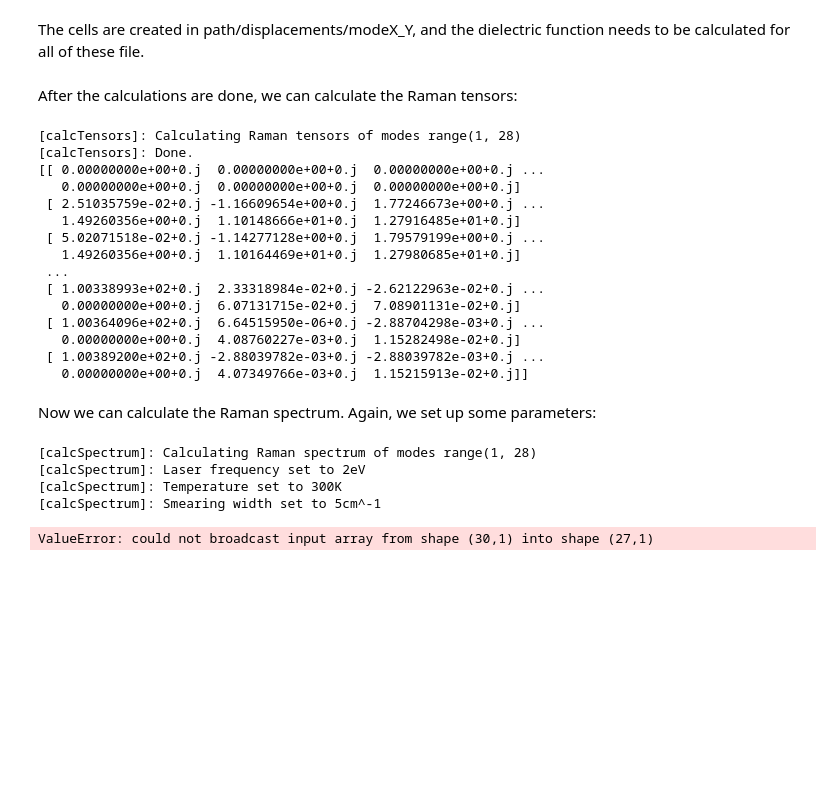
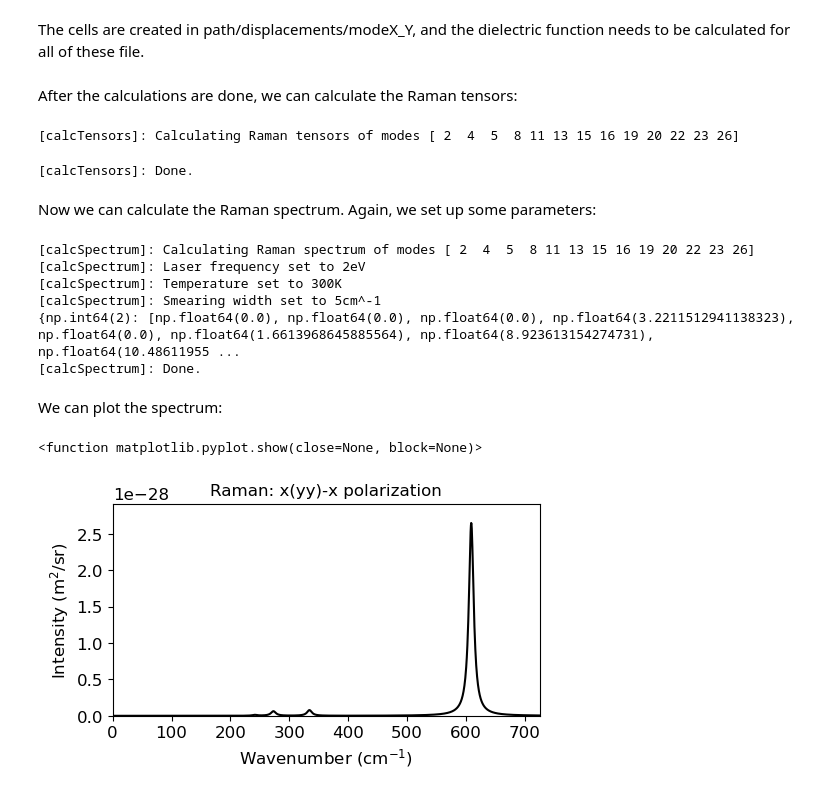
Before and after one commit to FelixBernhardt/vibSpectro-toolkit, a Jupyter notebook: test_API.ipynb, the cells around one changed output. Saved outputs shown, nothing was run; the diff lists cells and outputs as text; code cells hidden in the pictures; blank space fills up the shorter version.

```diff
--- a/test_API.ipynb
+++ b/test_API.ipynb
@@ -190,24 +189,10 @@ ln: failed to create symbolic link 'INCAR': File exists
 The cells are created in path/displacements/modeX_Y, and the dielectric function needs to be calculated for all of these file.<br><br>
 After the calculations are done, we can calculate the Raman tensors:
 # %%
-test.modelist = range(1,28)
 test.tensors()
 # %% [output]
-[calcTensors]: Calculating Raman tensors of modes range(1, 28)
-[calcTensors]: Done.
-[[ 0.00000000e+00+0.j  0.00000000e+00+0.j  0.00000000e+00+0.j ...
-   0.00000000e+00+0.j  0.00000000e+00+0.j  0.00000000e+00+0.j]
- [ 2.51035759e-02+0.j -1.16609654e+00+0.j  1.77246673e+00+0.j ...
-   1.49260356e+00+0.j  1.10148666e+01+0.j  1.27916485e+01+0.j]
- [ 5.02071518e-02+0.j -1.14277128e+00+0.j  1.79579199e+00+0.j ...
-   1.49260356e+00+0.j  1.10164469e+01+0.j  1.27980685e+01+0.j]
- ...
- [ 1.00338993e+02+0.j  2.33318984e-02+0.j -2.62122963e-02+0.j ...
-   0.00000000e+00+0.j  6.07131715e-02+0.j  7.08901131e-02+0.j]
- [ 1.00364096e+02+0.j  6.64515950e-06+0.j -2.88704298e-03+0.j ...
-   0.00000000e+00+0.j  4.08760227e-03+0.j  1.15282498e-02+0.j]
- [ 1.00389200e+02+0.j -2.88039782e-03+0.j -2.88039782e-03+0.j ...
-   0.00000000e+00+0.j  4.07349766e-03+0.j  1.15215913e-02+0.j]]
+[calcTensors]: Calculating Raman tensors of modes [ 2  4  5  8 11 13 15 16 19 20 22 23 26]
+[calcTensors]: Done.
 # %% [markdown]
 Now we can calculate the Raman spectrum. Again, we set up some parameters:
 # %%
@@ -218,8 +203,30 @@ test.stokes = "stokes" # "stokes" or "anti-stokes" scattering
 
 test.spectrum()
 # %% [output]
-[calcSpectrum]: Calculating Raman spectrum of modes range(1, 28)
+[calcSpectrum]: Calculating Raman spectrum of modes [ 2  4  5  8 11 13 15 16 19 20 22 23 26]
 [calcSpectrum]: Laser frequency set to 2eV
 [calcSpectrum]: Temperature set to 300K
 [calcSpectrum]: Smearing width set to 5cm^-1
+{np.int64(2): [np.float64(0.0), np.float64(0.0), np.float64(0.0), np.float64(3.2211512941138323), np.float64(0.0), np.float64(1.6613968645885564), np.float64(8.923613154274731), np.float64(10.48611955 ...
+[calcSpectrum]: Done.
-ValueError: could not broadcast input array from shape (30,1) into shape (27,1)
+# %% [markdown]
+We can plot the spectrum:
+# %%
+# "yy" = 1
+x_data = test.ramanspectrum_data[1][0]
+y_data = test.ramanspectrum_data[1][1]
+
+ymax = np.max(y_data)
+
+ax = plt.subplot()
+ax.plot(x_data, y_data, color="black", label="")
+#ax.legend(fontsize=fontsize)
+ax.set_title("Raman: x(yy)-x polarization")
+ax.set_ylim(0, 1.1*ymax)
+ax.set_xlim(x_data[0], x_data[-1])
+ax.set_xlabel("Wavenumber (cm$^{-1}$)")
+ax.set_ylabel("Intensity (m$^2$/sr)", fontsize=12)
+plt.show
+# %% [output]
+<function matplotlib.pyplot.show(close=None, block=None)>
+[figure, added]
```
Also changed, not shown: parts of 2 cells of this notebook, 7 other files.
